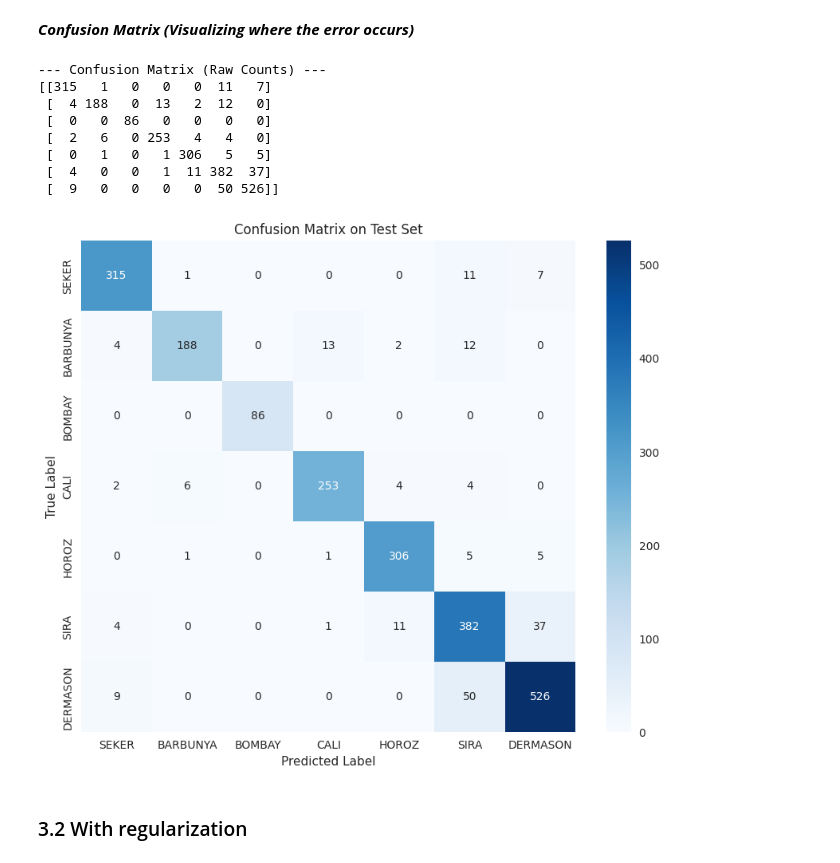
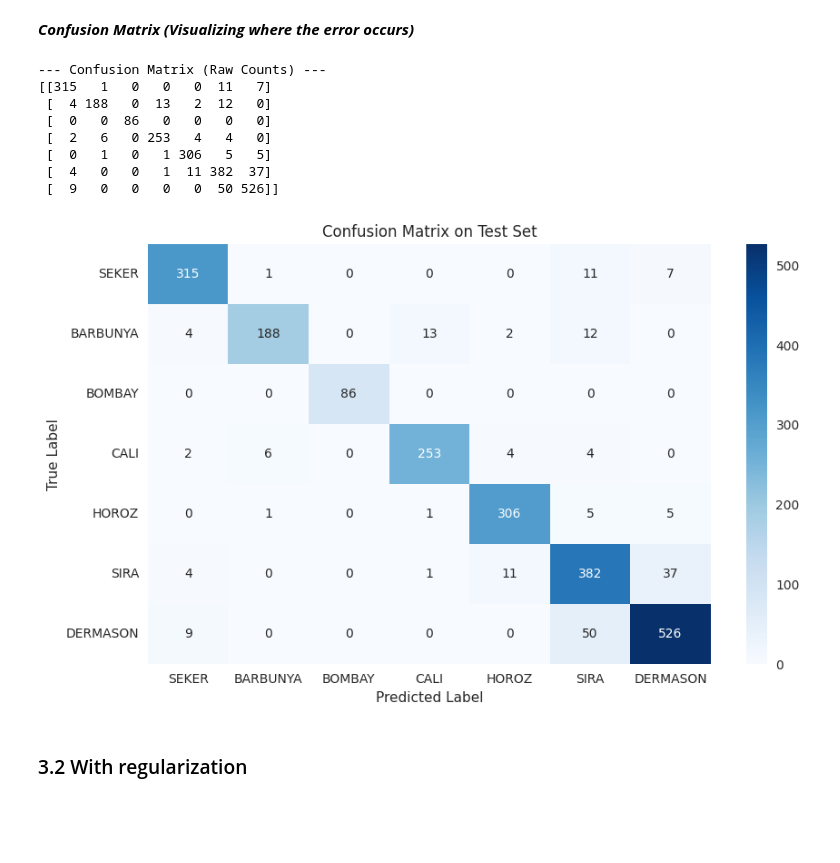
Before and after one commit to fadimardelli/dry-bean-classification, a Jupyter notebook: notebooks/02_model1_LogisticRegression_Scikit_Learn.ipynb, the cells around one changed output. Saved outputs shown, nothing was run; the diff lists cells and outputs as text; code cells hidden in the pictures; blank space fills up the shorter version.

```diff
--- a/notebooks/02_model1_LogisticRegression_Scikit_Learn.ipynb
+++ b/notebooks/02_model1_LogisticRegression_Scikit_Learn.ipynb
@@ -60,8 +61,18 @@ np.random.seed(42)
 # %%
 # Load data
 df = pd.read_excel("../data/Dry_Bean_Dataset.xlsx")
-X = df.drop(columns=["Class"])
-y = df["Class"]
-y_encoded, y_labels = pd.factorize(df["Class"])
-X.head()
+
+# Separate features and target (using all data)
+X_full = df.drop(columns=['Class']).values # Use all 16 features
+y_full = df['Class'].values # Use all 7 classes
+
+# Encode the 7 class labels to integers (0 to 6)
+label_encoder_full = LabelEncoder()
+y_encoded_full = label_encoder_full.fit_transform(y_full)
+num_classes = len(label_encoder_full.classes_)
+target_names = label_encoder_full.classes_
+input_shape = X_full.shape[1] # 16 features
+
+print(f"Full dataset shape: {X_full.shape}")
+print(f"Number of classes: {num_classes}")
 # %% [output]
@@ -325,0 +279,23 @@ plt.show
+# %%
+# predict and evaluate on training data
+y_train_pred = model.predict(X_train_full)
+acc_train = accuracy_score(y_train_full, y_train_pred)
+error_rate_train = 1 - acc_train
+
+# predict and evaluate on cv data, find error
+y_cv_pred = model.predict(X_cv_full)
+acc_cv = accuracy_score(y_cv_full, y_cv_pred)
+error_rate_cv = 1 - acc_cv
+
+# predict and evaluate on test data, find error
+y_test_pred = model.predict(X_test_full)
+acc_test = accuracy_score(y_test_full, y_test_pred)
+error_rate_test = 1 - acc_test
+
+cost_train = log_loss(y_train_full, model.predict_proba(X_train_full))
+cost_cv = log_loss(y_cv_full, model.predict_proba(X_cv_full))
+cost_test = log_loss(y_test_full, model.predict_proba(X_test_full))
+# Print Comparison
+print(f"Training Accuracy, error rate and cost: {acc_train*100:.2f} {error_rate_train*100:.2f} {cost_train*100:.2f}%")
+print(f"CV Accuracy, error rate and cost: {acc_cv*100:.4f} {error_rate_cv*100:.2f} {cost_cv*100:.2f}%")
+print(f"Test Accuracy, error rate and cost: {acc_test*100:.4f} {error_rate_test*100:.2f} {cost_test*100:.2f}%")
@@ -373,34 +314,34 @@ weighted avg       0.92      0.92      0.92      2246
 # %% [markdown]
 ***Confusion Matrix (Visualizing where the error occurs)***
 # %%
-cm = confusion_matrix(y_test, y_test_pred, labels=labels_desired_order)
+cm = confusion_matrix(y_test_full, y_test_pred, labels=label_encoder_full.transform(labels_desired_order))
 print("\n--- Confusion Matrix (Raw Counts) ---")
 print(cm)
 
 cm_df = pd.DataFrame(
     cm,
     index=labels_desired_order,
     columns=labels_desired_order
 )
 
-plt.figure(figsize=(10, 8))
+plt.figure(figsize=(10, 6))
 sns.heatmap(cm_df, annot=True, fmt='d', cmap='Blues',
             xticklabels=labels_desired_order,
             yticklabels=labels_desired_order,)
 plt.title('Confusion Matrix on Test Set')
 plt.xlabel('Predicted Label')
 plt.ylabel('True Label')
 plt.show()
 # %% [output]
 --- Confusion Matrix (Raw Counts) ---
 [[315   1   0   0   0  11   7]
  [  4 188   0  13   2  12   0]
  [  0   0  86   0   0   0   0]
  [  2   6   0 253   4   4   0]
  [  0   1   0   1 306   5   5]
  [  4   0   0   1  11 382  37]
  [  9   0   0   0   0  50 526]]
-[figure, old version]
+[figure, new version]
 # %% [markdown]
 ### 3.2 With regularization
 # %% [markdown]
```
Also changed, not shown: parts of 31 cells of this notebook, 18 other files.
